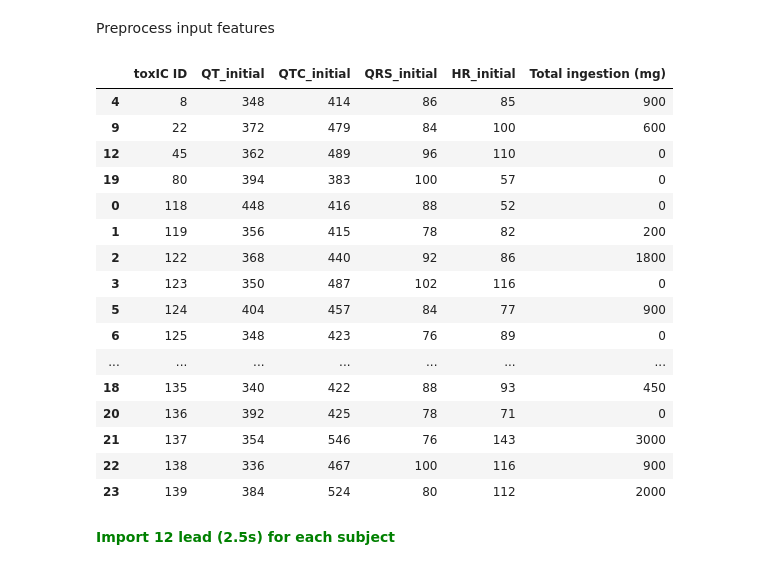
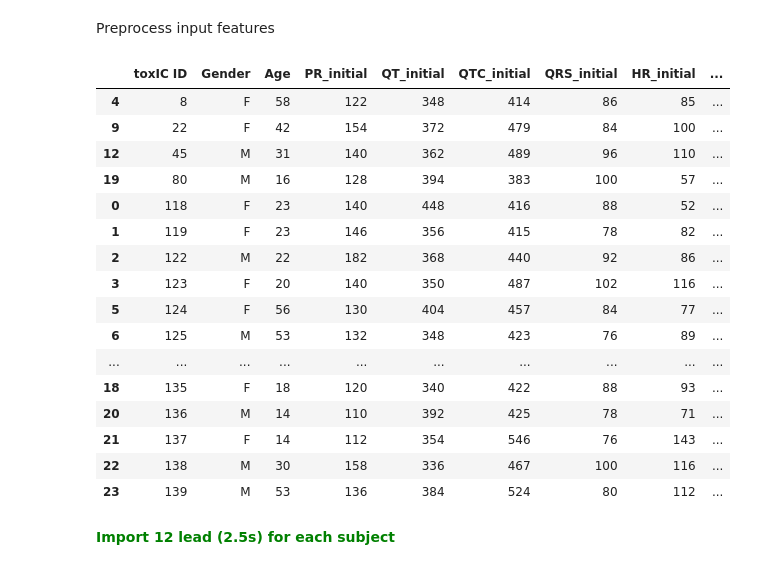
Before and after one commit to rzemla/ECG_pipeline, a Jupyter notebook: trial_extractor_script_V1.ipynb, the cells around one changed output. Saved outputs shown, nothing was run; the diff lists cells and outputs as text; code cells hidden in the pictures.

```diff
--- a/trial_extractor_script_V1.ipynb
+++ b/trial_extractor_script_V1.ipynb
@@ -82,50 +82,53 @@ df_features = pd.read_excel(feature_path)
 
 # list column names
 feature_names = list(df_features)
 
 # get indices of all columns in feature dataframe
 feature_idx = [
     df_features.columns.get_loc(c) for c in feature_names if c in df_features
 ]
 
 # merge column names and indices in one list
 df_feature_col_idx = pd.DataFrame({"feature_name": feature_names, "idx": feature_idx})
 
 # select input columns for training
 df_input = df_features[
     [
         "toxIC ID",
+        "Gender",
+        "Age",
+        "PR_initial",
         "QT_initial",
         "QTC_initial",
         "QRS_initial",
         "HR_initial",
         "Total ingestion (mg)",
     ]
 ]
 
 # select only last identifier digits of TOXIC ID and cast as int
 df_input.loc[:, "toxIC ID"] = df_input["toxIC ID"].str[7:].astype(int)
 
 # sort by toxic ID
 df_input.sort_values(by=["toxIC ID"])
 # %% [output]
-|  | toxIC ID | QT_initial | QTC_initial | QRS_initial | HR_initial | Total ingestion (mg) |
-| 4 | 8 | 348 | 414 | 86 | 85 | 900 |
-| 9 | 22 | 372 | 479 | 84 | 100 | 600 |
-| 12 | 45 | 362 | 489 | 96 | 110 | 0 |
-| 19 | 80 | 394 | 383 | 100 | 57 | 0 |
-| 0 | 118 | 448 | 416 | 88 | 52 | 0 |
-| 1 | 119 | 356 | 415 | 78 | 82 | 200 |
-| 2 | 122 | 368 | 440 | 92 | 86 | 1800 |
-| 3 | 123 | 350 | 487 | 102 | 116 | 0 |
-| 5 | 124 | 404 | 457 | 84 | 77 | 900 |
-| 6 | 125 | 348 | 423 | 76 | 89 | 0 |
-| ... | ... | ... | ... | ... | ... | ... |
-| 18 | 135 | 340 | 422 | 88 | 93 | 450 |
-| 20 | 136 | 392 | 425 | 78 | 71 | 0 |
-| 21 | 137 | 354 | 546 | 76 | 143 | 3000 |
-| 22 | 138 | 336 | 467 | 100 | 116 | 900 |
-| 23 | 139 | 384 | 524 | 80 | 112 | 2000 |
+|  | toxIC ID | Gender | Age | PR_initial | QT_initial | QTC_initial | QRS_initial | HR_initial | ... |
+| 4 | 8 | F | 58 | 122 | 348 | 414 | 86 | 85 | ... |
+| 9 | 22 | F | 42 | 154 | 372 | 479 | 84 | 100 | ... |
+| 12 | 45 | M | 31 | 140 | 362 | 489 | 96 | 110 | ... |
+| 19 | 80 | M | 16 | 128 | 394 | 383 | 100 | 57 | ... |
+| 0 | 118 | F | 23 | 140 | 448 | 416 | 88 | 52 | ... |
+| 1 | 119 | F | 23 | 146 | 356 | 415 | 78 | 82 | ... |
+| 2 | 122 | M | 22 | 182 | 368 | 440 | 92 | 86 | ... |
+| 3 | 123 | F | 20 | 140 | 350 | 487 | 102 | 116 | ... |
+| 5 | 124 | F | 56 | 130 | 404 | 457 | 84 | 77 | ... |
+| 6 | 125 | M | 53 | 132 | 348 | 423 | 76 | 89 | ... |
+| ... | ... | ... | ... | ... | ... | ... | ... | ... | ... |
+| 18 | 135 | F | 18 | 120 | 340 | 422 | 88 | 93 | ... |
+| 20 | 136 | M | 14 | 110 | 392 | 425 | 78 | 71 | ... |
+| 21 | 137 | F | 14 | 112 | 354 | 546 | 76 | 143 | ... |
+| 22 | 138 | M | 30 | 158 | 336 | 467 | 100 | 116 | ... |
+| 23 | 139 | M | 53 | 136 | 384 | 524 | 80 | 112 | ... |
 # %% [markdown]
 <font color='green'>**Import 12 lead (2.5s) for each subject**</font>
 # %%
```
Also changed, not shown: parts of 1 cell of this notebook, 3 other files.
